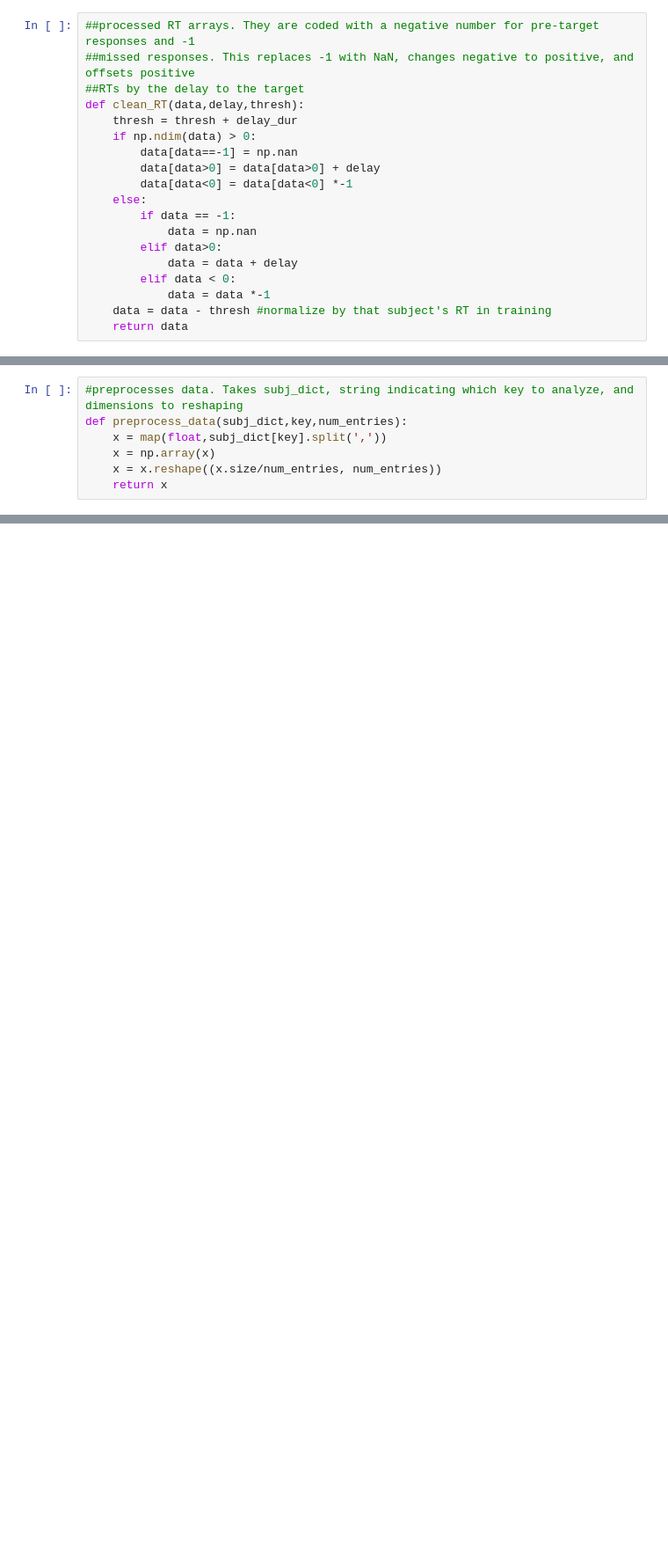
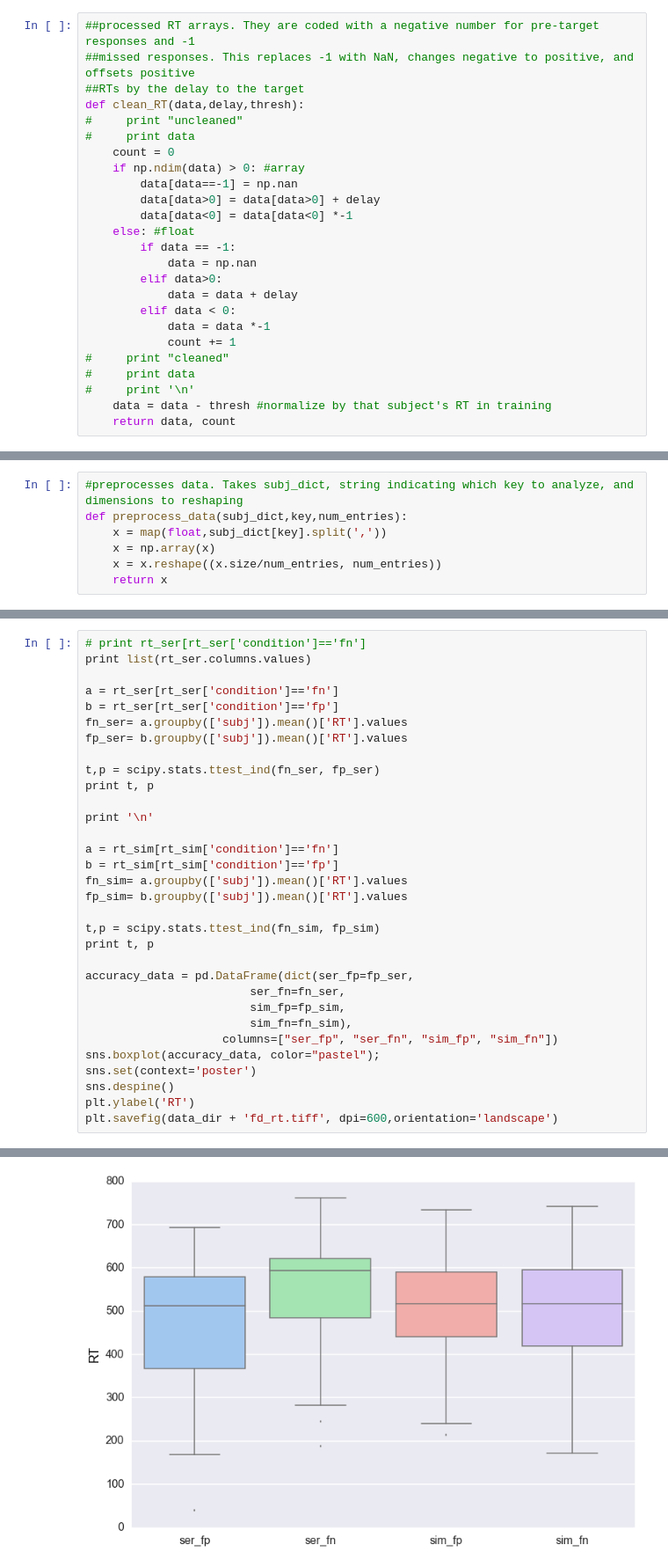
Before and after one commit to iancballard/feature-discrimination-analysis, a Jupyter notebook: analyze_results_fmri.ipynb, the cells around one changed output, grey strips where cells are left out. Shown at 88% size. Saved outputs shown, nothing was run; the diff lists cells and outputs as text; blank space fills up the shorter version.

```diff
--- a/analyze_results_fmri.ipynb
+++ b/analyze_results_fmri.ipynb
@@ -45,19 +45,25 @@ def get_assignment_id(assignment_file):
 ##missed responses. This replaces -1 with NaN, changes negative to positive, and offsets positive
 ##RTs by the delay to the target
 def clean_RT(data,delay,thresh):
-    thresh = thresh + delay_dur
-    if np.ndim(data) > 0:
+#     print "uncleaned"
+#     print data
+    count = 0
+    if np.ndim(data) > 0: #array
         data[data==-1] = np.nan
         data[data>0] = data[data>0] + delay
         data[data<0] = data[data<0] *-1
-    else:
+    else: #float
         if data == -1:
             data = np.nan
         elif data>0:
             data = data + delay
         elif data < 0:
             data = data *-1
+            count += 1
+#     print "cleaned"
+#     print data
+#     print '\n'
     data = data - thresh #normalize by that subject's RT in training
-    return data
+    return data, count
 # %%
 ##variables and paths
@@ -308,0 +359,33 @@ ax.yaxis.grid(False)
+# %%
+# print rt_ser[rt_ser['condition']=='fn']
+print list(rt_ser.columns.values)
+
+a = rt_ser[rt_ser['condition']=='fn']
+b = rt_ser[rt_ser['condition']=='fp']
+fn_ser= a.groupby(['subj']).mean()['RT'].values
+fp_ser= b.groupby(['subj']).mean()['RT'].values
+
+t,p = scipy.stats.ttest_ind(fn_ser, fp_ser)
+print t, p
+
+print '\n'
+
+a = rt_sim[rt_sim['condition']=='fn']
+b = rt_sim[rt_sim['condition']=='fp']
+fn_sim= a.groupby(['subj']).mean()['RT'].values
+fp_sim= b.groupby(['subj']).mean()['RT'].values
+
+t,p = scipy.stats.ttest_ind(fn_sim, fp_sim)
+print t, p
+
+accuracy_data = pd.DataFrame(dict(ser_fp=fp_ser,
+                        ser_fn=fn_ser,
+                        sim_fp=fp_sim,
+                        sim_fn=fn_sim),
+                    columns=["ser_fp", "ser_fn", "sim_fp", "sim_fn"])
+sns.boxplot(accuracy_data, color="pastel");
+sns.set(context='poster')
+sns.despine()
+plt.ylabel('RT')
+plt.savefig(data_dir + 'fd_rt.tiff', dpi=600,orientation='landscape')
+# %% [output]
@@ -308,0 +397 @@ ax.yaxis.grid(False)
+[figure, added]
```
Also changed, not shown: parts of 26 cells of this notebook, 7 other files.
